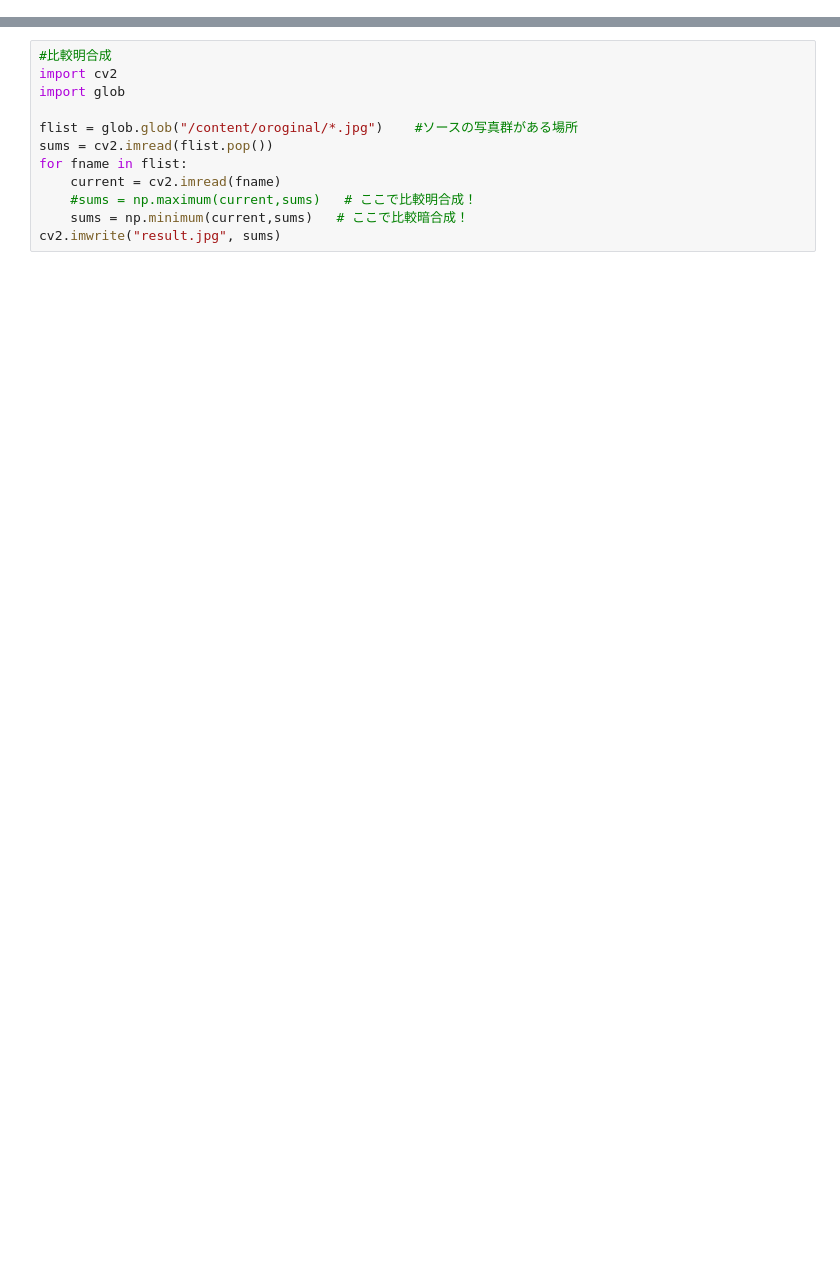
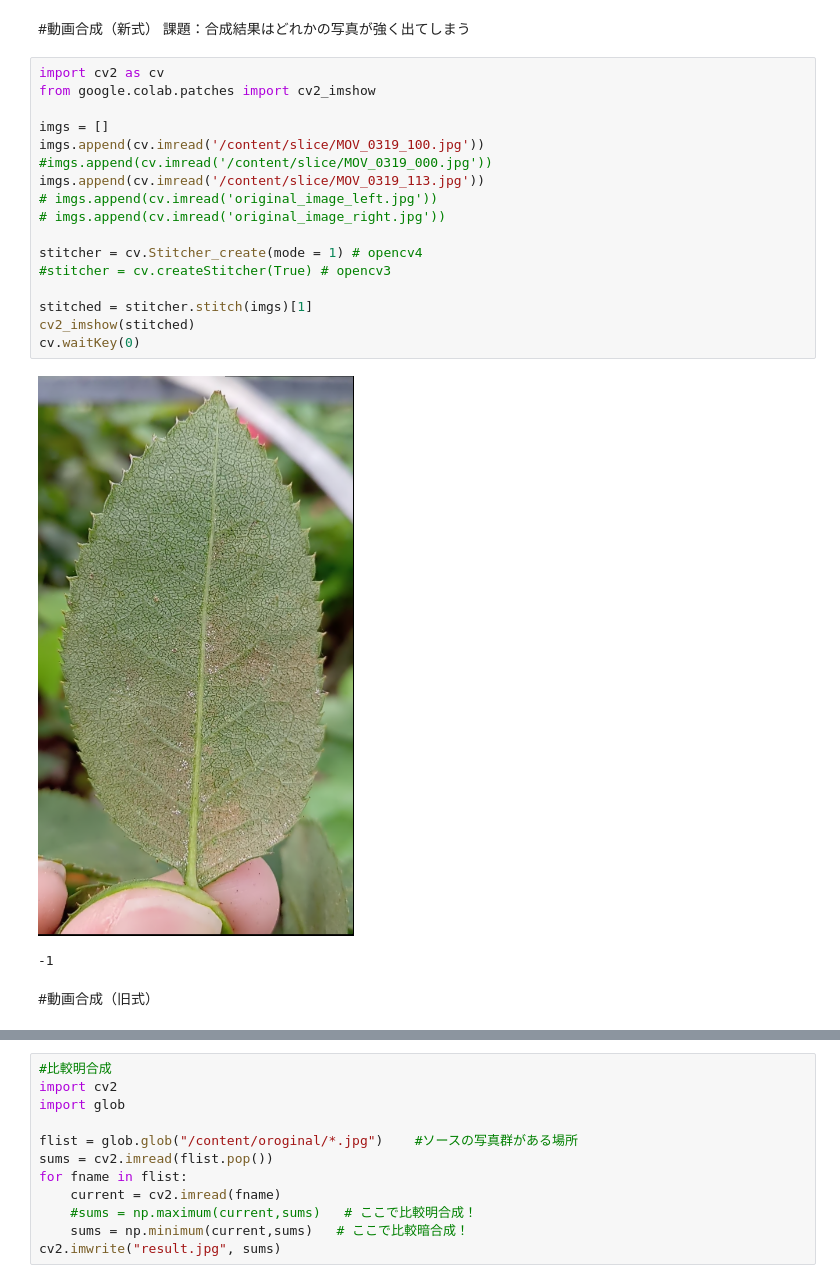
Before and after one commit to 1900690/gerbera-pest-object-detection, a Jupyter notebook: 画像合成.ipynb, the cells around one changed output, grey strips where cells are left out. Drawn from its saved outputs; the diff is of its cells as text; blank space fills up the shorter version.

Commit message:
Colaboratory を使用して作成しました

```diff
--- a/画像合成.ipynb
+++ b/画像合成.ipynb
@@ -6,3 +56,28 @@
+# %% [markdown]
+#動画合成（新式）
+課題：合成結果はどれかの写真が強く出てしまう
+# %%
+import cv2 as cv
+from google.colab.patches import cv2_imshow
+
+imgs = []
+imgs.append(cv.imread('/content/slice/MOV_0319_100.jpg'))
+#imgs.append(cv.imread('/content/slice/MOV_0319_000.jpg'))
+imgs.append(cv.imread('/content/slice/MOV_0319_113.jpg'))
+# imgs.append(cv.imread('original_image_left.jpg'))
+# imgs.append(cv.imread('original_image_right.jpg'))
+
+stitcher = cv.Stitcher_create(mode = 1) # opencv4
+#stitcher = cv.createStitcher(True) # opencv3
+
+stitched = stitcher.stitch(imgs)[1]
+cv2_imshow(stitched)
+cv.waitKey(0)
+# %% [output]
+[figure, added]
+-1
+# %% [markdown]
+#動画合成（旧式）
 # %%
 #アルファブレンド
 import cv2
```
Also changed, not shown: parts of 4 cells of this notebook.
